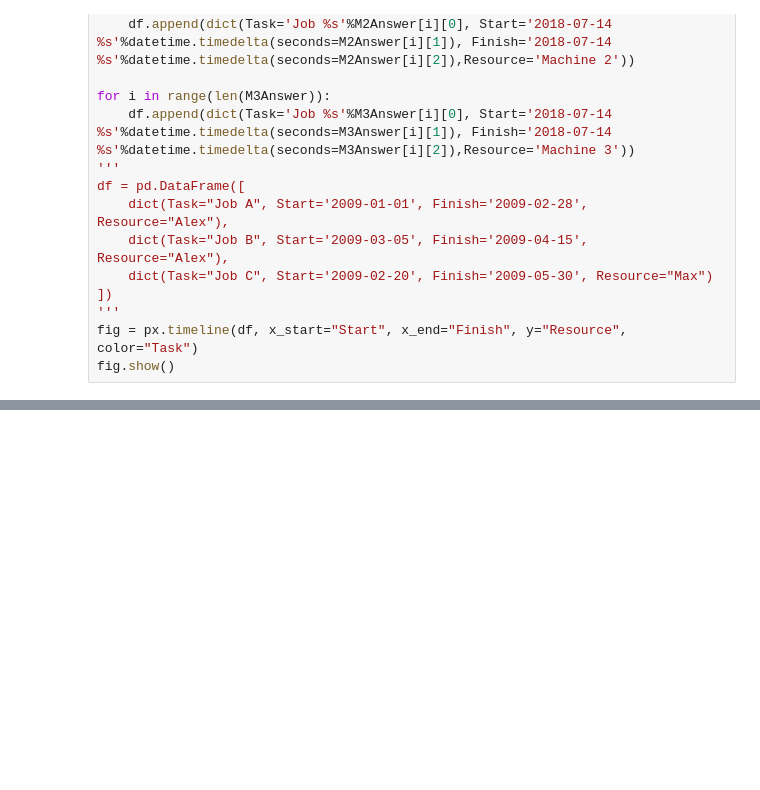
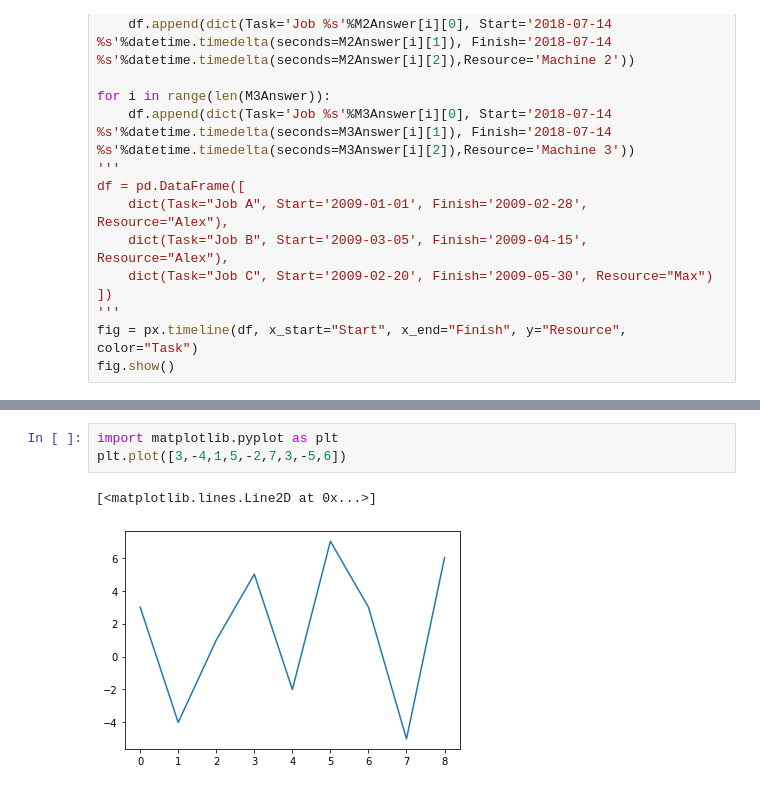
Before and after one commit to zrliang/GeneticAlgorithm, a Jupyter notebook: test.ipynb, the cells around one changed output, grey strips where cells are left out. Drawn from its saved outputs; the diff is of its cells as text; blank space fills up the shorter version.

```diff
--- a/test.ipynb
+++ b/test.ipynb
@@ -534,0 +535,6 @@ fig.show()
+# %%
+import matplotlib.pyplot as plt
+plt.plot([3,-4,1,5,-2,7,3,-5,6])
+# %% [output]
+[<matplotlib.lines.Line2D at 0x...>]
+[figure, added]
```
Also changed, not shown: parts of 8 cells of this notebook, 3 other files.
